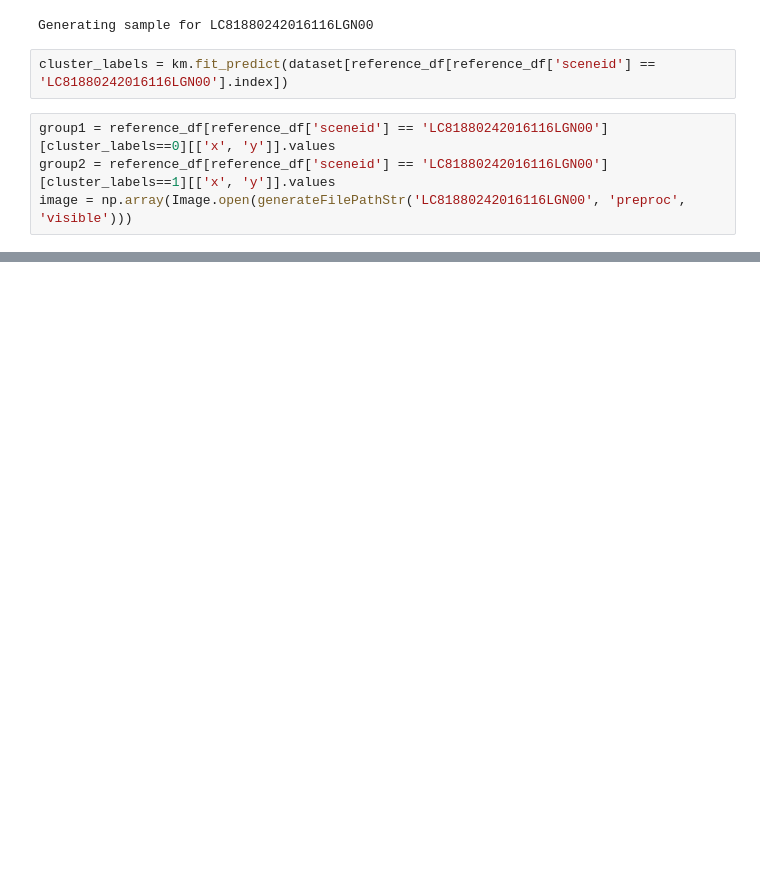
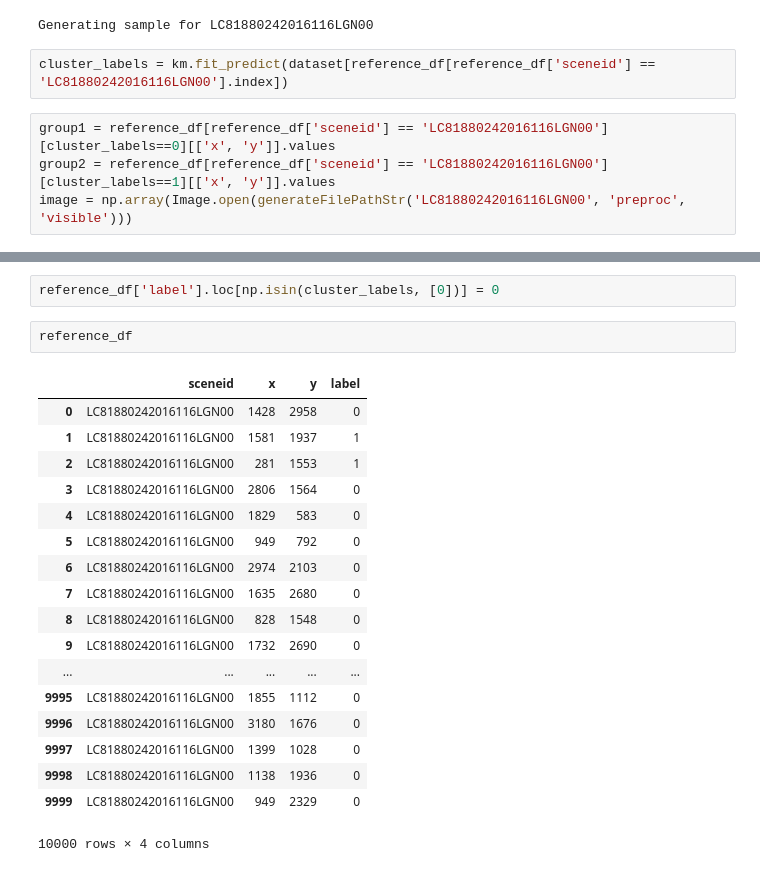
Before and after one commit to frankwang95/earth, a Jupyter notebook: earth/projects/land_class/research/cloud_clustering.ipynb, the cells around one changed output, grey strips where cells are left out. Cells and saved outputs as stored; diff of their text form; blank space fills up the shorter version.

```diff
--- a/earth/projects/land_class/research/cloud_clustering.ipynb
+++ b/earth/projects/land_class/research/cloud_clustering.ipynb
@@ -132,0 +191,23 @@ imshow(np.asarray(image))
+# %%
+reference_df['label'].loc[np.isin(cluster_labels, [0])] = 0
+# %%
+reference_df
+# %% [output]
+|  | sceneid | x | y | label |
+| 0 | LC81880242016116LGN00 | 1428 | 2958 | 0 |
+| 1 | LC81880242016116LGN00 | 1581 | 1937 | 1 |
+| 2 | LC81880242016116LGN00 | 281 | 1553 | 1 |
+| 3 | LC81880242016116LGN00 | 2806 | 1564 | 0 |
+| 4 | LC81880242016116LGN00 | 1829 | 583 | 0 |
+| 5 | LC81880242016116LGN00 | 949 | 792 | 0 |
+| 6 | LC81880242016116LGN00 | 2974 | 2103 | 0 |
+| 7 | LC81880242016116LGN00 | 1635 | 2680 | 0 |
+| 8 | LC81880242016116LGN00 | 828 | 1548 | 0 |
+| 9 | LC81880242016116LGN00 | 1732 | 2690 | 0 |
+| ... | ... | ... | ... | ... |
+| 9995 | LC81880242016116LGN00 | 1855 | 1112 | 0 |
+| 9996 | LC81880242016116LGN00 | 3180 | 1676 | 0 |
+| 9997 | LC81880242016116LGN00 | 1399 | 1028 | 0 |
+| 9998 | LC81880242016116LGN00 | 1138 | 1936 | 0 |
+| 9999 | LC81880242016116LGN00 | 949 | 2329 | 0 |
+10000 rows × 4 columns
```
Also changed, not shown: parts of 13 cells of this notebook, 8 other files.
